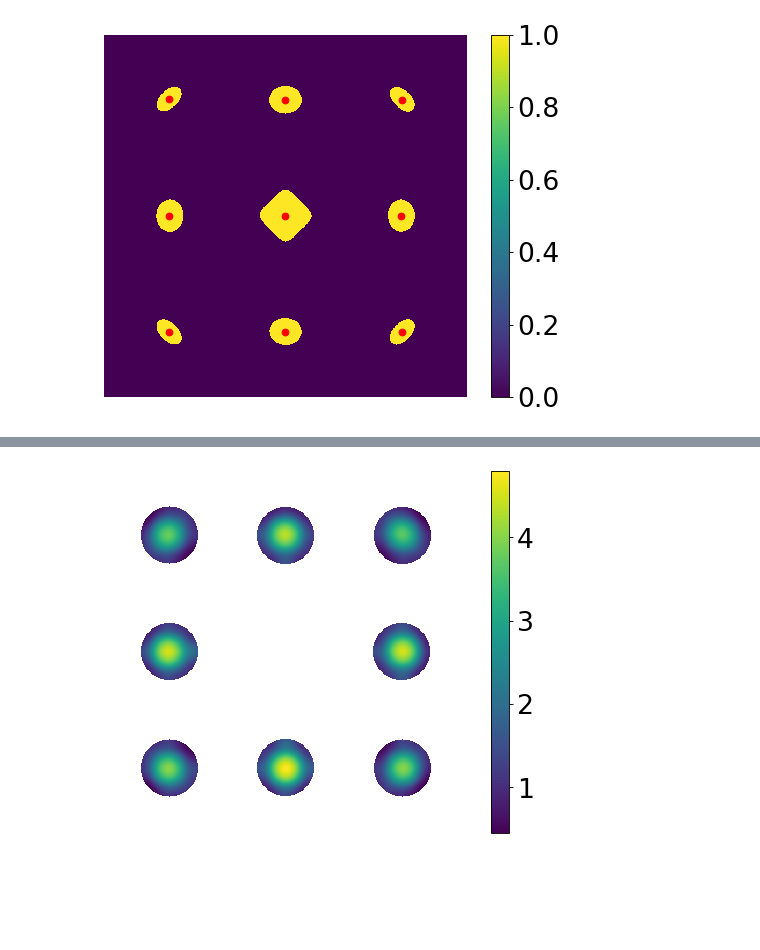
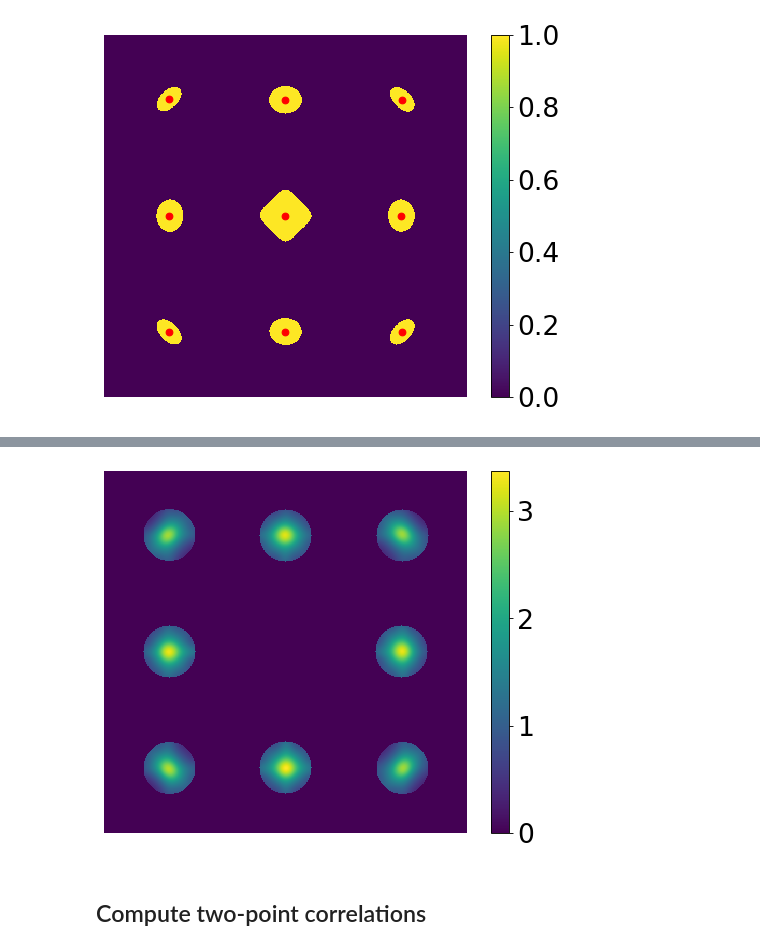
Before and after one commit to auag92/collision, a Jupyter notebook: nbks-SAED-image-analysis.ipynb, the cells around one changed output, grey strips where cells are left out. Saved outputs shown, nothing was run; the diff lists cells and outputs as text; code cells hidden in the pictures; blank space fills up the shorter version.

```diff
--- a/nbks-SAED-image-analysis.ipynb
+++ b/nbks-SAED-image-analysis.ipynb
@@ -270,0 +256,14 @@ for fname in tqdm.tqdm_notebook(flist):
+# %%
+h=701
+w = h
+r_mask = 50
+mask = np.zeros((h, w))
+hide_center = True
+
+for ix, _ in enumerate(x_coord):
+    mask += create_circular_mask(h, w, radius=r_mask, center=(x_coord[ix], y_coord[ix]))
+
+if hide_center:
+    mask *= create_circular_mask(h, w, radius=r_mask) < 1
+
+utils.draw_im(mask)
@@ -270,0 +274,8 @@ for fname in tqdm.tqdm_notebook(flist):
+# %%
+apply_mask = lambda x: x * mask
+# %%
+ix = 0
+f_saed = "{}/Cu_ACC_{}_1024_saed.pkl".format(folder_saed, runs[ix])
+
+img_new = compose(apply_mask, blur(sigma=10), slicer, to_log, utils.load_file)(f_saed)
+utils.draw_im(img_new)
@@ -270,0 +284,6 @@ for fname in tqdm.tqdm_notebook(flist):
+# %%
+img_new_list = []
+for run in tqdm.tqdm_notebook(runs):
+    f_saed = "{}/Cu_ACC_{}_1024_saed.pkl".format(folder_saed, run)
+    img_new = compose(apply_mask, blur(sigma=10), slicer, to_log, utils.load_file)(f_saed)
+    img_new_list.append(img_new)
@@ -271,7 +292,9 @@ for fname in tqdm.tqdm_notebook(flist):
 # %%
-ix = -10
-utils.draw_im(np.log10(new_img_list[ix]))
+ix = -1
+utils.draw_im(img_new_list[ix])
 # %% [output]
-[figure, old version]
+[figure, new version]
+# %% [markdown]
+## Compute two-point correlations
 # %%
 from poremks.correlations import compute_statistics
```
Also changed, not shown: parts of 27 cells of this notebook, 26 other files.
